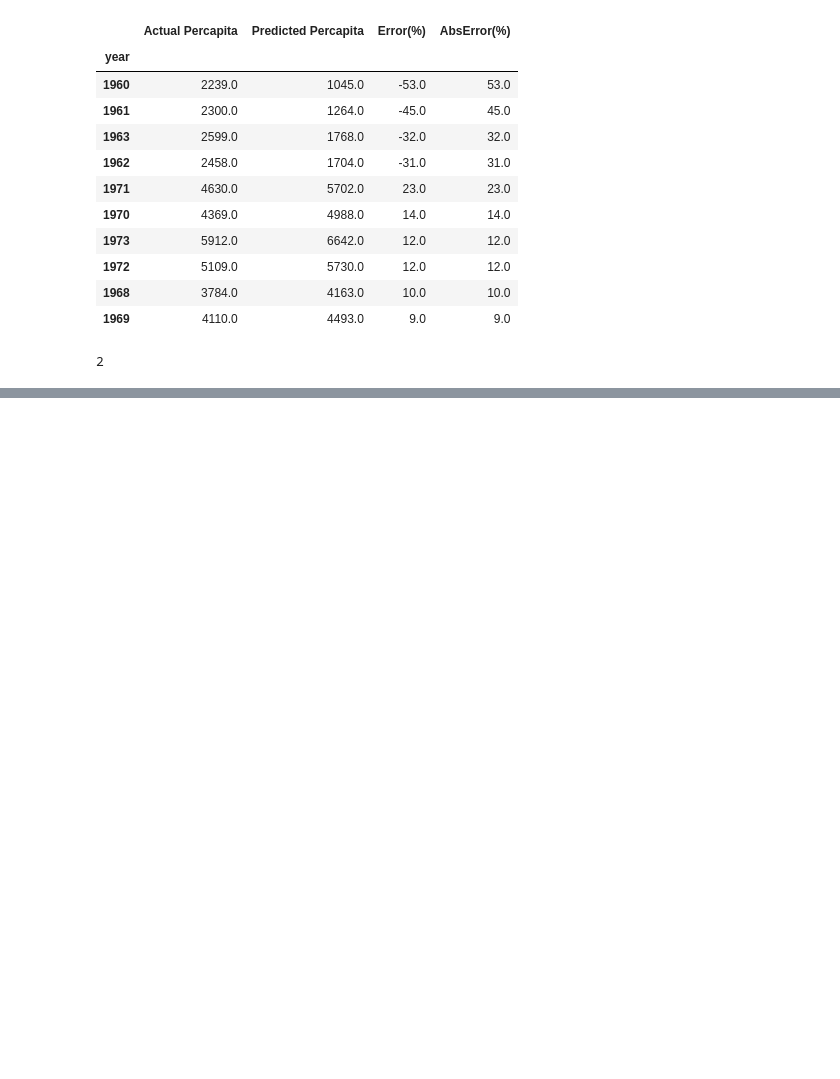
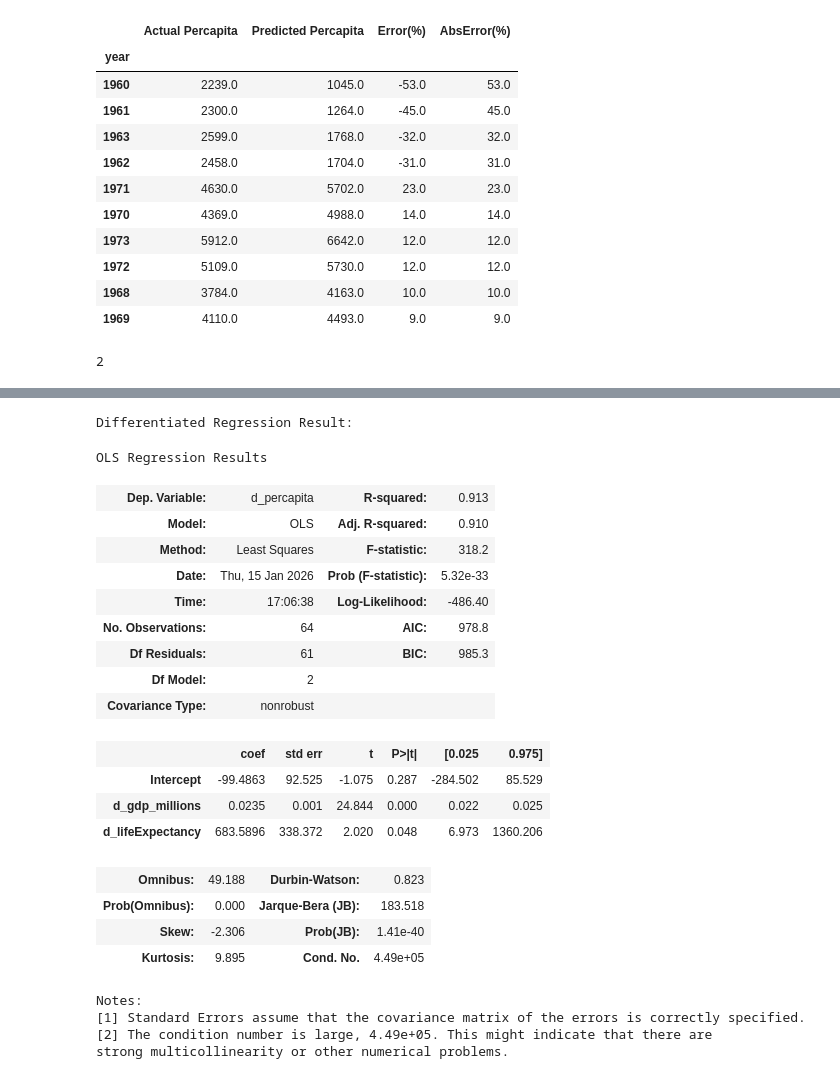
Before and after one commit to webdev408/ML-Canadian-Economic-Predictions-time-series-data, a Jupyter notebook: start.ipynb, the cells around one changed output, grey strips where cells are left out. Saved outputs shown, nothing was run; the diff lists cells and outputs as text; code cells hidden in the pictures; blank space fills up the shorter version.

```diff
--- a/start.ipynb
+++ b/start.ipynb
@@ -226,0 +327,16 @@ display(round(render_table.nlargest(10, 'AbsError(%)')),2)
+# %%
+# Try second differencing for the non-stationary variables
+diff_df['d2_percapita'] = diff_df['d_percapita'].diff()
+diff_df['d2_gdp_millions'] = diff_df['d_gdp_millions'].diff()
+
+# Test second differenced variables
+second_diff_vars = ['d2_percapita', 'd2_gdp_millions']
+diff_df_clean = diff_df.dropna()
+adf_second_results = [adf_test(diff_df_clean[var], var, maxlag=None) for var in second_diff_vars]
+adf_second_df = pd.DataFrame(adf_second_results)
+
+print("====== ADF Test for SECOND DIFFERENCED Variables ======")
+print(adf_second_df[['variable','ADF Statistic', 'P-Value', 'Lags Used', 'Stationary']])
+print('--'*60)
+print("Critical Value Reference")
+print(adf_second_df[['variable', 'Critical 1%', 'Critical 5%','Critical 10%']].to_string(index=False))
@@ -226,0 +353,19 @@ display(round(render_table.nlargest(10, 'AbsError(%)')),2)
+# %%
+# Try log transformation then differencing (for exponential trends)
+diff_df['log_percapita'] = np.log(df['percapita'])
+diff_df['log_gdp'] = np.log(df['gdp_millions'])
+diff_df['d_log_percapita'] = diff_df['log_percapita'].diff()
+diff_df['d_log_gdp'] = diff_df['log_gdp'].diff()
+
+# Test log-differenced variables
+log_diff_vars = ['d_log_percapita', 'd_log_gdp', 'd_lifeExpectancy']
+log_diff_clean = diff_df.dropna()
+adf_log_results = [adf_test(log_diff_clean[var], var, maxlag=None) for var in log_diff_vars]
+adf_log_df = pd.DataFrame(adf_log_results)
+
+print("====== ADF Test for LOG-DIFFERENCED Variables ======")
+print("(This is the proper transformation for exponentially growing data)")
+print(adf_log_df[['variable','ADF Statistic', 'P-Value', 'Lags Used', 'Stationary']])
+print('--'*60)
+print("Critical Value Reference")
+print(adf_log_df[['variable', 'Critical 1%', 'Critical 5%','Critical 10%']].to_string(index=False))
@@ -226,0 +1043,29 @@ display(round(render_table.nlargest(10, 'AbsError(%)')),2)
+# %%
+diff_formula = 'd_percapita~d_gdp_millions+d_lifeExpectancy'
+diff_reg = smf.ols(diff_formula, data=diff_df).fit()
+print("Differentiated Regression Result: ")
+display(diff_reg.summary())
+# %% [output]
+Differentiated Regression Result:
+OLS Regression Results
+| Dep. Variable: | d_percapita | R-squared: | 0.913 |
+| Model: | OLS | Adj. R-squared: | 0.910 |
+| Method: | Least Squares | F-statistic: | 318.2 |
+| Date: | Thu, 15 Jan 2026 | Prob (F-statistic): | 5.32e-33 |
+| Time: | 17:06:38 | Log-Likelihood: | -486.40 |
+| No. Observations: | 64 | AIC: | 978.8 |
+| Df Residuals: | 61 | BIC: | 985.3 |
+| Df Model: | 2 |  |  |
+| Covariance Type: | nonrobust |  |  |
+|  | coef | std err | t | P>|t| | [0.025 | 0.975] |
+| Intercept | -99.4863 | 92.525 | -1.075 | 0.287 | -284.502 | 85.529 |
+| d_gdp_millions | 0.0235 | 0.001 | 24.844 | 0.000 | 0.022 | 0.025 |
+| d_lifeExpectancy | 683.5896 | 338.372 | 2.020 | 0.048 | 6.973 | 1360.206 |
+| Omnibus: | 49.188 | Durbin-Watson: | 0.823 |
+| Prob(Omnibus): | 0.000 | Jarque-Bera (JB): | 183.518 |
+| Skew: | -2.306 | Prob(JB): | 1.41e-40 |
+| Kurtosis: | 9.895 | Cond. No. | 4.49e+05 |
+Notes:
+[1] Standard Errors assume that the covariance matrix of the errors is correctly specified.
+[2] The condition number is large, 4.49e+05. This might indicate that there are
+strong multicollinearity or other numerical problems.
```
Also changed, not shown: parts of 18 cells of this notebook.
